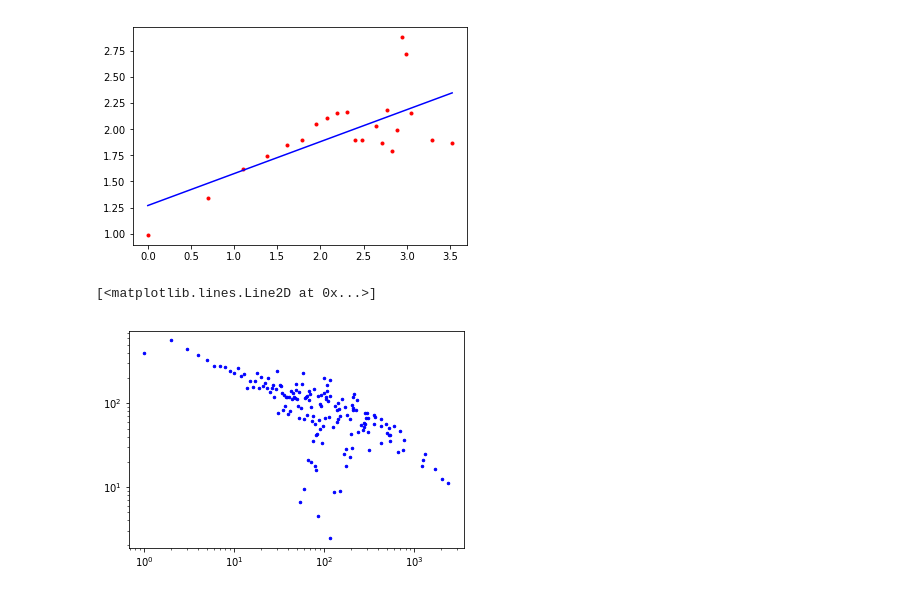
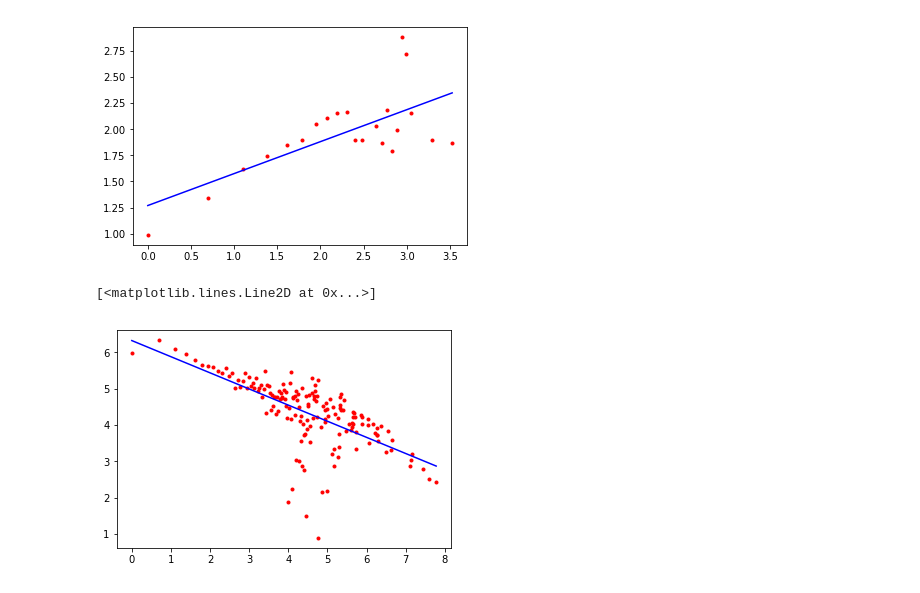
Before and after one commit to leialorenzo/Redes, a Jupyter notebook: TP1.ipynb, the cells around one changed output. Cells and saved outputs as stored; diff of their text form; code cells hidden in the pictures.

```diff
--- a/TP1.ipynb
+++ b/TP1.ipynb
@@ -390,10 +390,10 @@ plt.plot(x, y, 'b-')
 # %%
 m = np.polyfit(np.log(mati[0]), np.log(mati[1]), 1)
 x1 = np.linspace(0, max(np.log(mati[0])))
-y1 = m[0]*x1 + z[1]
+y1 = m[0]*x1 + m[1]
 
-plt.plot(np.log(matn[0]), np.log(matn[1]), '.r')
-plt.plot(x, y, 'b-')
+plt.plot(np.log(mati[0]), np.log(mati[1]), '.r')
+plt.plot(x1, y1, 'b-')
 # %% [output]
 [<matplotlib.lines.Line2D at 0x...>]
-[figure, old version]
+[figure, new version]
```
Also changed, not shown: parts of 1 cell of this notebook.
